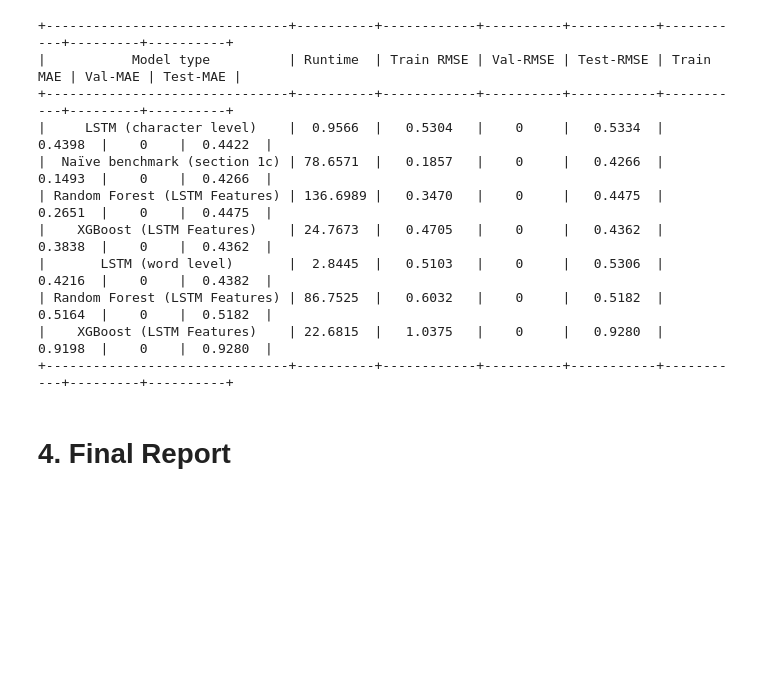
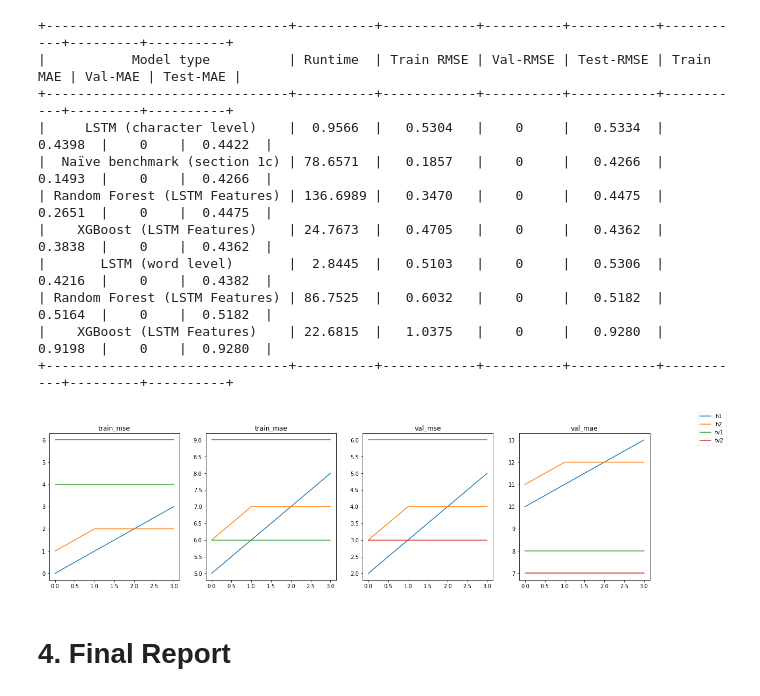
Before and after one commit to chendoy/npl-home-depot-tf, a Jupyter notebook: workshop_text.ipynb, the cells around one changed output. Saved outputs shown, nothing was run; the diff lists cells and outputs as text; code cells hidden in the pictures; blank space fills up the shorter version.

Commit message:
Add plot compare function

```diff
--- a/workshop_text.ipynb
+++ b/workshop_text.ipynb
@@ -1053,3 +1049,38 @@ print(results)
 | Random Forest (LSTM Features) | 86.7525  |   0.6032   |    0     |   0.5182  |   0.5164  |    0    |  0.5182  |
 |    XGBoost (LSTM Features)    | 22.6815  |   1.0375   |    0     |   0.9280  |   0.9198  |    0    |  0.9280  |
 +-------------------------------+----------+------------+----------+-----------+-----------+---------+----------+
+# %%
+def plot_compare(hs, tvs, names):
+    epochs = len(hs[0]['loss'])
+    for h in hs[1:]:
+        epochs = max(epochs, len(h['loss']))
+    for h in hs:
+        dif = epochs - len(h['loss'])
+        if dif:
+            for k in h:
+                h[k] = h[k] + h[k][-1:]*dif
+
+    fig, ax = plt.subplots(ncols=4, figsize=(5*4,5))
+    symbols = [None]*len(names)
+    i = 0
+
+    for h in hs:
+        symbols[i] = ax[0].plot(h['loss'])[0]
+        ax[1].plot(h['mae'])
+        ax[2].plot(h['val_loss'])
+        ax[3].plot(h['val_mae'])
+        i+=1
+
+    for tv in tvs:
+        symbols[i] = ax[0].plot([tv[0]]*epochs)[0]
+        ax[1].plot([tv[1]]*epochs)
+        ax[2].plot([tv[2]]*epochs)
+        ax[3].plot([tv[3]]*epochs)
+        i+=1
+
+    ax[0].set_title('train_mse')
+    ax[1].set_title('train_mae')
+    ax[2].set_title('val_mse')
+    ax[3].set_title('val_mae')
+
+    fig.legend(symbols, names)
@@ -1056,2 +1092,10 @@ print(results)
+# %%
+# Useage example
+h1 = {'loss': list(range(0,4)), 'val_loss':list(range(2,6)), 'mae':list(range(5,9)), 'val_mae':list(range(10,14))}
+h2 = {'loss': list(range(1,3)), 'val_loss':list(range(3,5)), 'mae':list(range(6,8)), 'val_mae':list(range(11,13))}
+tv1 = (4,6,6,8); tv2=(6,9,3,7) # (trian_loss, train_mae, val_loss, val_mae)
+plot_compare([h1,h2], [tv1,tv2], names=['h1', 'h2', 'tv1', 'tv2'])
+# %% [output]
+[figure, added]
 # %% [markdown]
 # 4. Final Report
```
Also changed, not shown: parts of 6 cells of this notebook.
